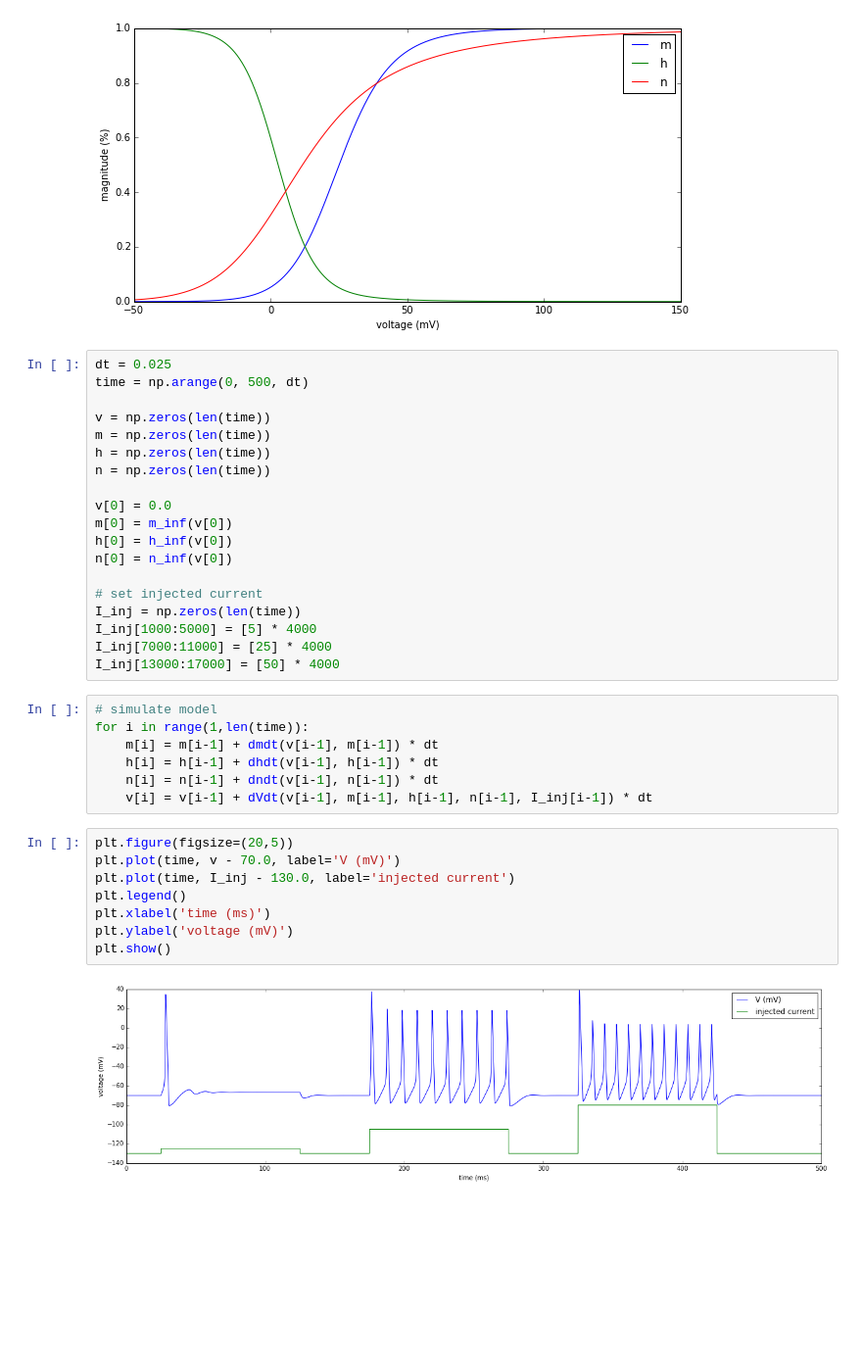
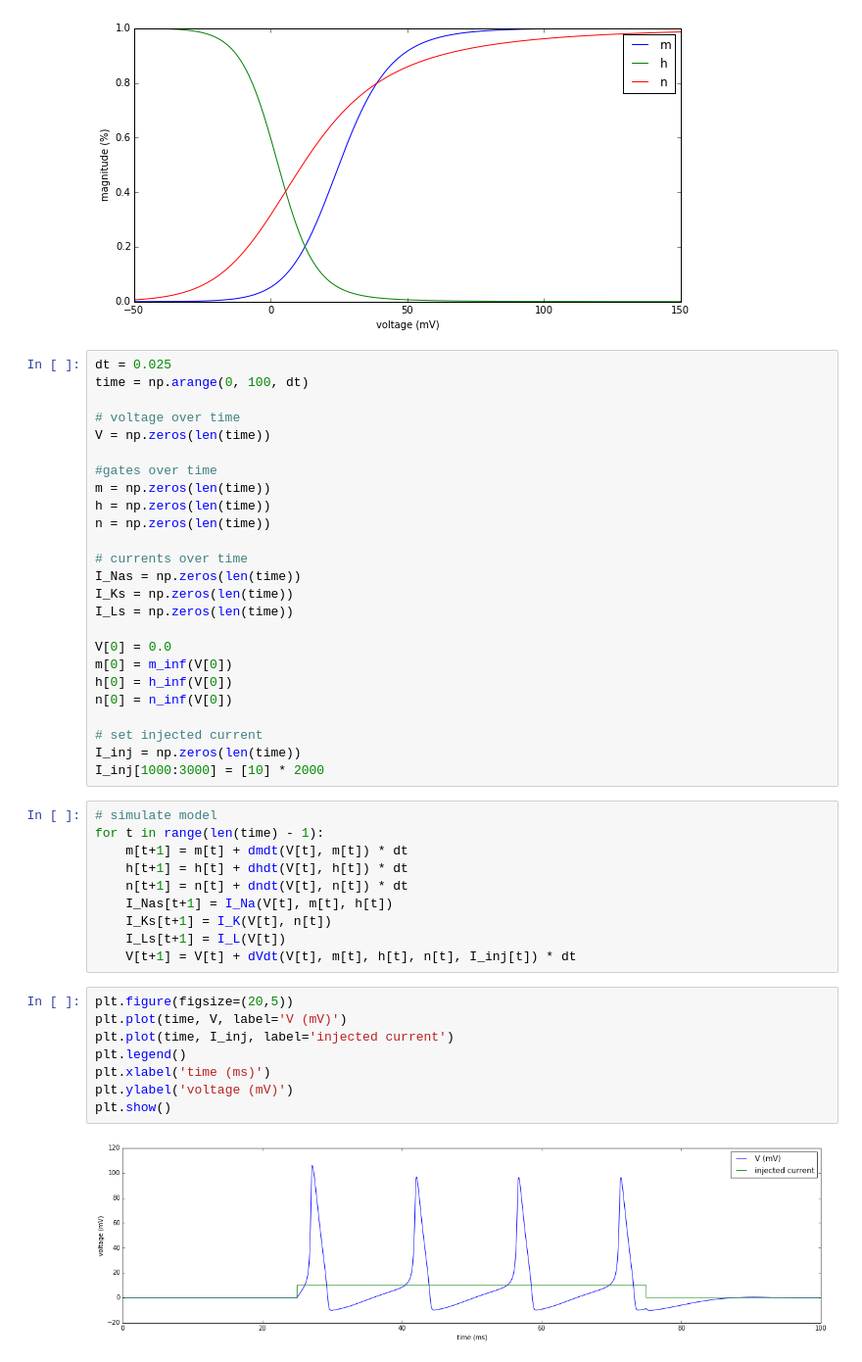
Before and after one commit to fabianschilling/neuron-model, a Jupyter notebook: neuron-model.ipynb, the cells around one changed output. Shown at 98% size. Saved outputs shown, nothing was run; the diff lists cells and outputs as text; blank space fills up the shorter version.

```diff
--- a/neuron-model.ipynb
+++ b/neuron-model.ipynb
@@ -124,37 +124,46 @@ plt.show()
 [figure]
 # %%
 dt = 0.025
-time = np.arange(0, 500, dt)
+time = np.arange(0, 100, dt)
 
-v = np.zeros(len(time))
+# voltage over time
+V = np.zeros(len(time))
+
+#gates over time
 m = np.zeros(len(time))
 h = np.zeros(len(time))
 n = np.zeros(len(time))
 
-v[0] = 0.0
-m[0] = m_inf(v[0])
-h[0] = h_inf(v[0])
-n[0] = n_inf(v[0])
+# currents over time
+I_Nas = np.zeros(len(time))
+I_Ks = np.zeros(len(time))
+I_Ls = np.zeros(len(time))
+
+V[0] = 0.0
+m[0] = m_inf(V[0])
+h[0] = h_inf(V[0])
+n[0] = n_inf(V[0])
 
 # set injected current
 I_inj = np.zeros(len(time))
-I_inj[1000:5000] = [5] * 4000
-I_inj[7000:11000] = [25] * 4000
-I_inj[13000:17000] = [50] * 4000
+I_inj[1000:3000] = [10] * 2000
-# %%
-# simulate model
-for i in range(1,len(time)):
-    m[i] = m[i-1] + dmdt(v[i-1], m[i-1]) * dt
-    h[i] = h[i-1] + dhdt(v[i-1], h[i-1]) * dt
-    n[i] = n[i-1] + dndt(v[i-1], n[i-1]) * dt
-    v[i] = v[i-1] + dVdt(v[i-1], m[i-1], h[i-1], n[i-1], I_inj[i-1]) * dt
+# %%
+# simulate model
+for t in range(len(time) - 1):
+    m[t+1] = m[t] + dmdt(V[t], m[t]) * dt
+    h[t+1] = h[t] + dhdt(V[t], h[t]) * dt
+    n[t+1] = n[t] + dndt(V[t], n[t]) * dt
+    I_Nas[t+1] = I_Na(V[t], m[t], h[t])
+    I_Ks[t+1] = I_K(V[t], n[t])
+    I_Ls[t+1] = I_L(V[t])
+    V[t+1] = V[t] + dVdt(V[t], m[t], h[t], n[t], I_inj[t]) * dt
 # %%
 plt.figure(figsize=(20,5))
-plt.plot(time, v - 70.0, label='V (mV)')
-plt.plot(time, I_inj - 130.0, label='injected current')
+plt.plot(time, V, label='V (mV)')
+plt.plot(time, I_inj, label='injected current')
 plt.legend()
 plt.xlabel('time (ms)')
 plt.ylabel('voltage (mV)')
 plt.show()
 # %% [output]
-[figure, old version]
+[figure, new version]
```
Also changed, not shown: parts of 1 cell of this notebook.
